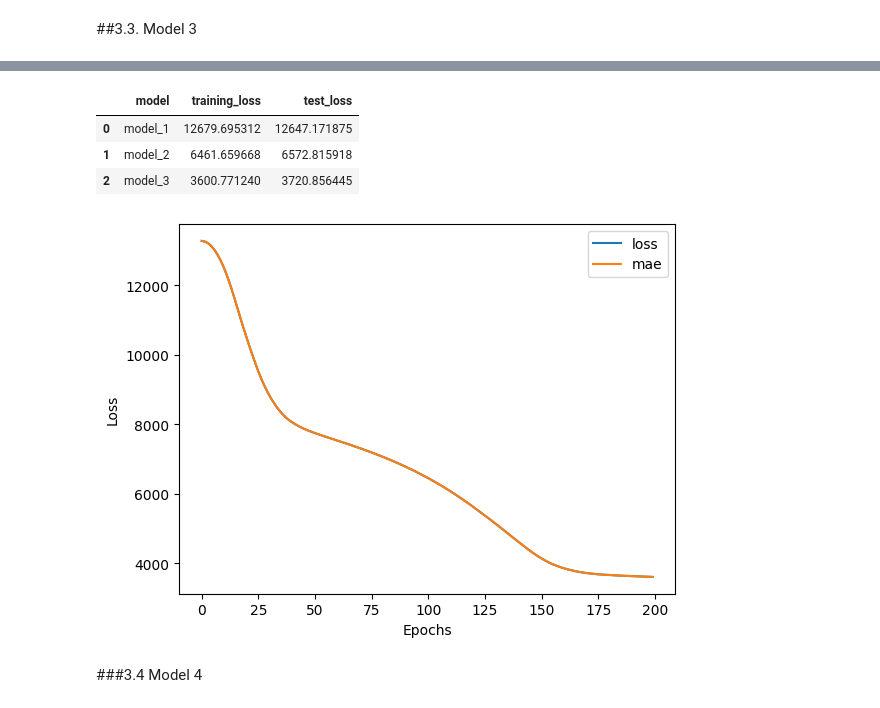
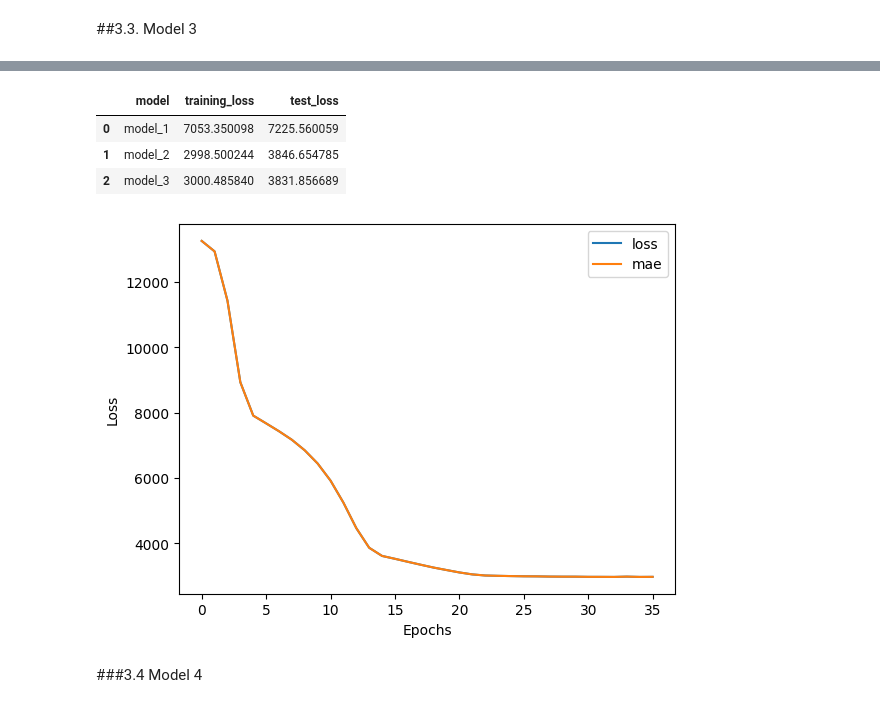
Before and after one commit to peter-ainsworth/tensorflow_practice, a Jupyter notebook: 01_health_insurance.ipynb, the cells around one changed output, grey strips where cells are left out. Drawn from its saved outputs; the diff is of its cells as text; code cells hidden in the pictures.

```diff
--- a/01_health_insurance.ipynb
+++ b/01_health_insurance.ipynb
@@ -80,12 +83,9 @@ X_train, X_test, y_train, y_test
 # %% [markdown]
 ###3.1. Model 1
 # %%
-#Set random seed
-tf.random.set_seed(8)
-
 #Create a model
 model = tf.keras.Sequential([
-    tf.keras.layers.Dense(5),
+    tf.keras.layers.Dense(20, activation = "relu"),
     tf.keras.layers.Dense(1, name="output_layer")
     ])
 
@@ -95,7 +95,11 @@ model.compile(loss=tf.keras.losses.mae,
               metrics=["mae"])
 
 #Fit the model
-history = model.fit(X_train, y_train, epochs=100, verbose=0)
+history = model.fit(X_train,
+                    y_train,
+                    epochs=500,
+                    verbose=0,
+                    callbacks=[tf.keras.callbacks.EarlyStopping(monitor='loss', patience=3)])
 
 #Plot
 pd.DataFrame(history.history).plot()
@@ -124,12 +124,10 @@ results_df
 ###3.2. Model 2
 # %%
 #Increase learning rate
-#Set random seed
-tf.random.set_seed(8)
 
 #Create a model
 model = tf.keras.Sequential([
-    tf.keras.layers.Dense(5),
+    tf.keras.layers.Dense(20, activation = "relu"),
     tf.keras.layers.Dense(1, name="output_layer")
     ])
 
@@ -139,7 +137,7 @@ model.compile(loss=tf.keras.losses.mae,
               metrics=["mae"])
 
 #Fit the model
-history = model.fit(X_train, y_train, epochs=100, verbose=0)
+history = model.fit(X_train, y_train, epochs=500, verbose=0, callbacks=[tf.keras.callbacks.EarlyStopping(monitor='loss', patience=3)])
 
 #Plot
 pd.DataFrame(history.history).plot()
@@ -165,13 +163,12 @@ results_df
 # %% [markdown]
 ##3.3. Model 3
 # %%
-#Increase epochs
-#Set random seed
-tf.random.set_seed(8)
+#Add layer to model_2
 
 #Create a model
 model = tf.keras.Sequential([
-    tf.keras.layers.Dense(5),
+    tf.keras.layers.Dense(20, activation = "relu"),
+    tf.keras.layers.Dense(20, activation = "relu"),
     tf.keras.layers.Dense(1, name="output_layer")
     ])
 
@@ -181,7 +178,7 @@ model.compile(loss=tf.keras.losses.mae,
               metrics=["mae"])
 
 #Fit the model
-history = model.fit(X_train, y_train, epochs=200, verbose=0)
+history = model.fit(X_train, y_train, epochs=500, verbose=0, callbacks=[tf.keras.callbacks.EarlyStopping(monitor='loss', patience=3)])
 
 #Plot
 pd.DataFrame(history.history).plot()
@@ -203,8 +200,8 @@ results_df
 |  | model | training_loss | test_loss |
-| 0 | model_1 | 12679.695312 | 12647.171875 |
-| 1 | model_2 | 6461.659668 | 6572.815918 |
-| 2 | model_3 | 3600.771240 | 3720.856445 |
+| 0 | model_1 | 7053.350098 | 7225.560059 |
+| 1 | model_2 | 2998.500244 | 3846.654785 |
+| 2 | model_3 | 3000.485840 | 3831.856689 |
-[figure, old version]
+[figure, new version]
 # %% [markdown]
 ###3.4 Model 4
 # %%
```
Also changed, not shown: parts of 11 cells of this notebook.
